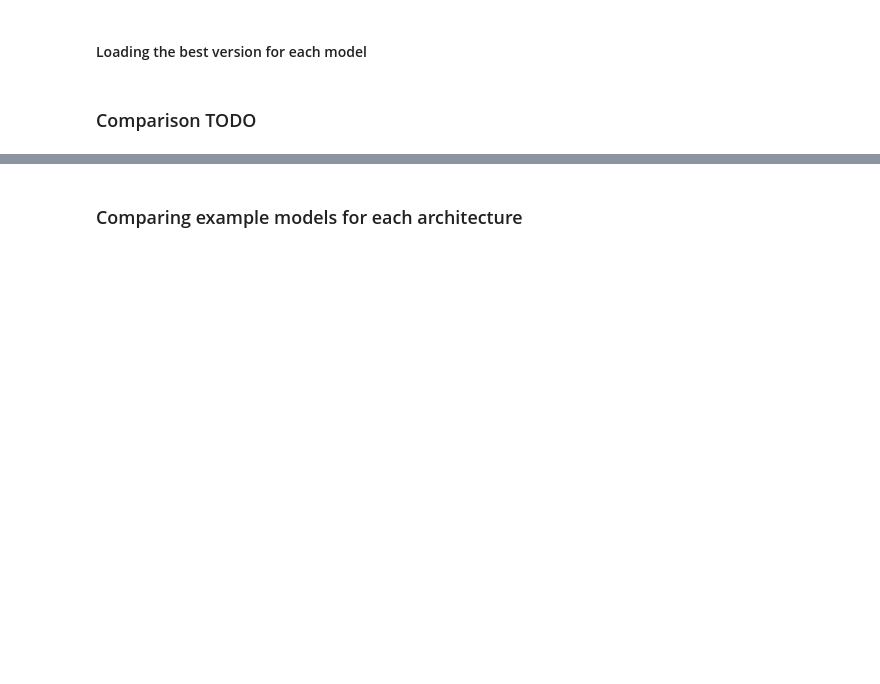
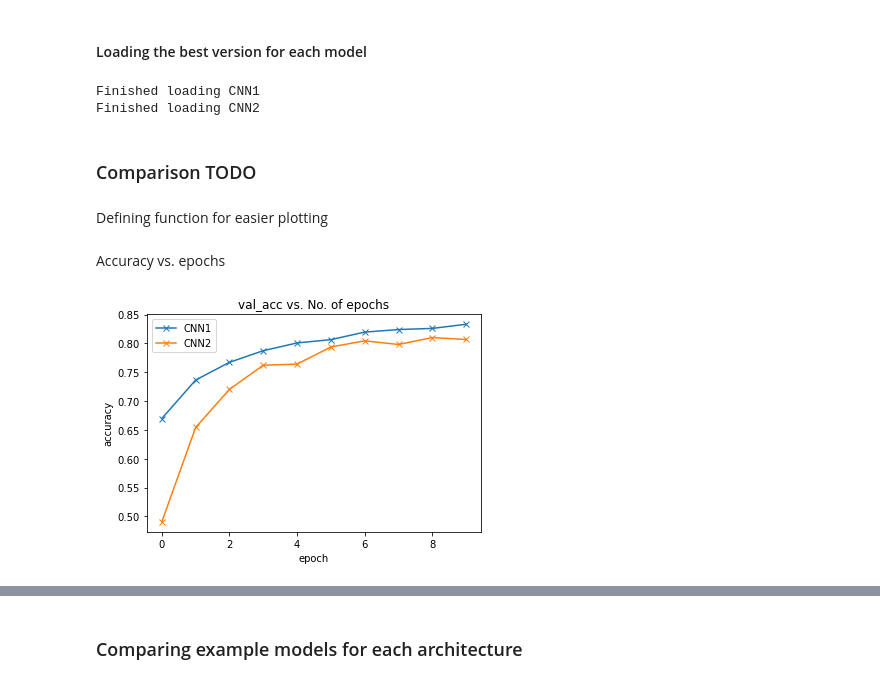
Before and after one commit to berbomeister/ML-project, a Jupyter notebook: ML project/waiting.ipynb, the cells around one changed output, grey strips where cells are left out. Drawn from its saved outputs; the diff is of its cells as text; code cells hidden in the pictures; blank space fills up the shorter version.

```diff
--- a/ML project/waiting.ipynb
+++ b/ML project/waiting.ipynb
@@ -496,11 +496,10 @@ def eval(model:nn.Module,test_loader,device = 'cpu'):
 # %% [markdown]
 Note: Other parameters that are not tested here are Batch size of the data loader and epochs of training. Due to time and resources Batch size will be tested separately, using the most optimal combination of these parameters. It could be that there is a different combination of batch size and optimizer params, but not enough resources to test this hypothesis. Epochs are left at the default value of 10.
 # %%
-hidden_layer_sizes = [6,12,18,24,30,36,42]
-learning_rate = [0.0001,0.0003,0.001,0.003]
-betas = [(0.9,0.999),(0.8,0.999),(0.75,0.999),(0.9,0.95),(0.95,0.999)]
-epsilons = [np.round(x,10) for x in np.arange(1e-8,5e-8,0.99e-8)]
-len(betas)*len(epsilons)*len(learning_rate)
+learning_rate = [0.0001,0.001,0.003]
+betas = [(0.9,0.999),(0.8,0.999),(0.9,0.95),(0.95,0.999)]
+epsilons = [1e-8,3e-8]
+print(len(betas)*len(epsilons)*len(learning_rate))
 print(len(betas),len(epsilons),len(learning_rate),len(betas)*len(epsilons)*len(learning_rate))
 print(epsilons)
 # %% [output]
@@ -587,32 +587,57 @@ Folders with all the architectures' iterations will not be included, due to size
 #### Loading the best version for each model
 # %%
 #loading the models
-PATH = './best_models/CNN.pth'
-model_cnn = CNN()
-model_cnn.load_state_dict(torch.load(PATH))
-PATH = './best_models/CNN_history.pt'
-history_cnn = torch.load(PATH)
-print("Finished loading CNN")
+
+# PATH = './best_models/CNN.pth'
+# best_model_cnn = CNN()
+# best_model_cnn.load_state_dict(torch.load(PATH))
+# PATH = './best_models/CNN_history.pt'
+# best_history_cnn = torch.load(PATH)
+# print("Finished loading CNN")
 
 PATH = './best_models/CNN1.pth'
-model_cnn1 = CNN1()
-model_cnn1.load_state_dict(torch.load(PATH))
+best_model_cnn1 = CNN1()
+best_model_cnn1.load_state_dict(torch.load(PATH))
 PATH = './best_models/CNN1_history.pt'
-history_cnn1 = torch.load(PATH)
+best_history_cnn1 = torch.load(PATH)
 print("Finished loading CNN1")
 
 PATH = './best_models/CNN2.pth'
-model_cnn2 = CNN2()
-model_cnn2.load_state_dict(torch.load(PATH))
+best_model_cnn2 = CNN2()
+best_model_cnn2.load_state_dict(torch.load(PATH))
 PATH = './best_models/CNN2_history.pt'
-history_cnn2 = torch.load(PATH)
+best_history_cnn2 = torch.load(PATH)
 print("Finished loading CNN2")
 
-PATH = './best_models/CNN3.pth'
-model_cnn3 = CNN3()
-model_cnn3.load_state_dict(torch.load(PATH))
-PATH = './best_models/CNN3_history.pt'
-history_cnn3 = torch.load(PATH)
-print("Finished loading CNN3")
+# PATH = './best_models/CNN3.pth'
+# best_model_cnn3 = CNN3()
+# best_model_cnn3.load_state_dict(torch.load(PATH))
+# PATH = './best_models/CNN3_history.pt'
+# best_history_cnn3 = torch.load(PATH)
+# print("Finished loading CNN3")
+# %% [output]
+Finished loading CNN1
+Finished loading CNN2
 # %% [markdown]
 ### Comparison TODO
+# %% [markdown]
+Defining function for easier plotting
+# %%
+def plot_metric(history,metric = 'val_acc'):
+    metrics = [x[metric] for x in history]
+    plt.figure("metric "+metric)
+    plt.plot(metrics, '-x')
+    plt.xlabel('epoch')
+    plt.ylabel('accuracy')
+    plt.title(f'{metric} vs. No. of epochs')
+# %% [markdown]
+Accuracy vs. epochs
+# %%
+# plot_metric(best_history_cnn)
+plot_metric(best_history_cnn1)
+plot_metric(best_history_cnn2)
+# plot_metric(best_history_cnn3)
+plt.legend(["CNN1","CNN2"])#["CNN","CNN1","CNN2","CNN3"]
+plt.show()
+# %% [output]
+[figure, added]
```
Also changed, not shown: parts of 11 cells of this notebook, 5 other files.
